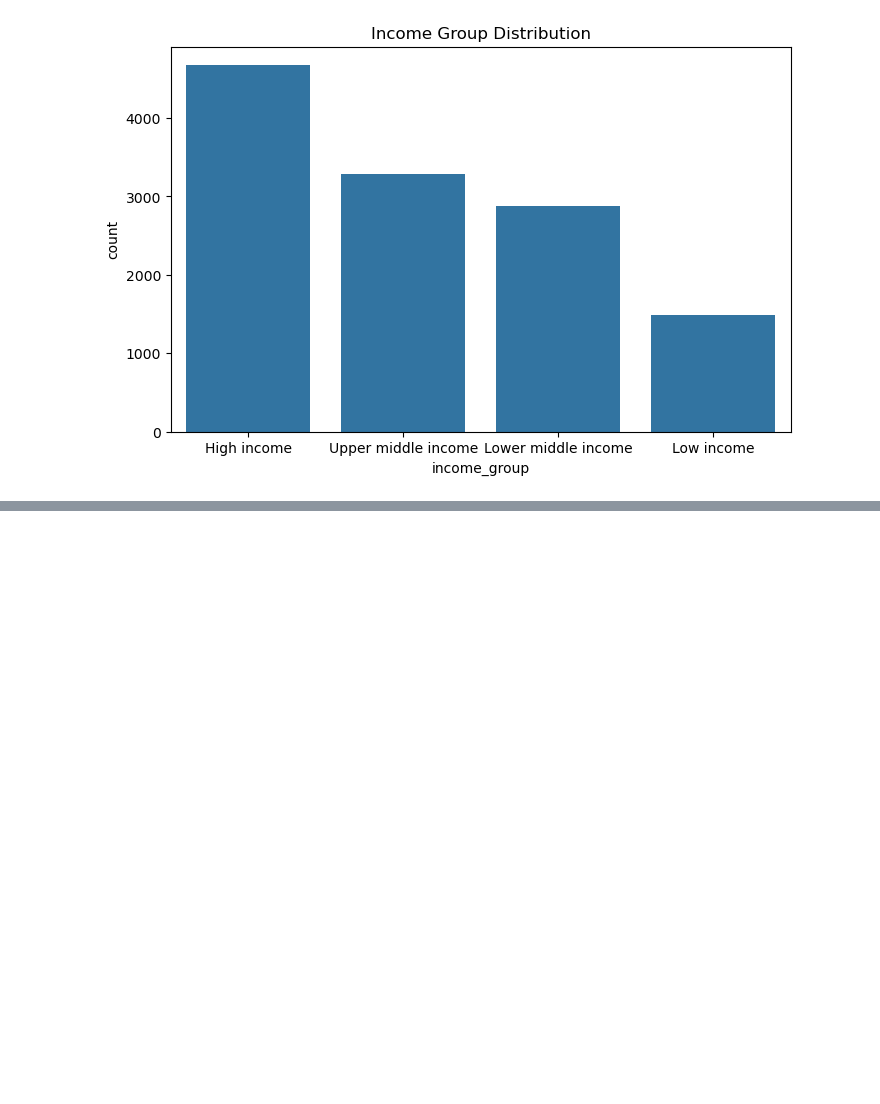
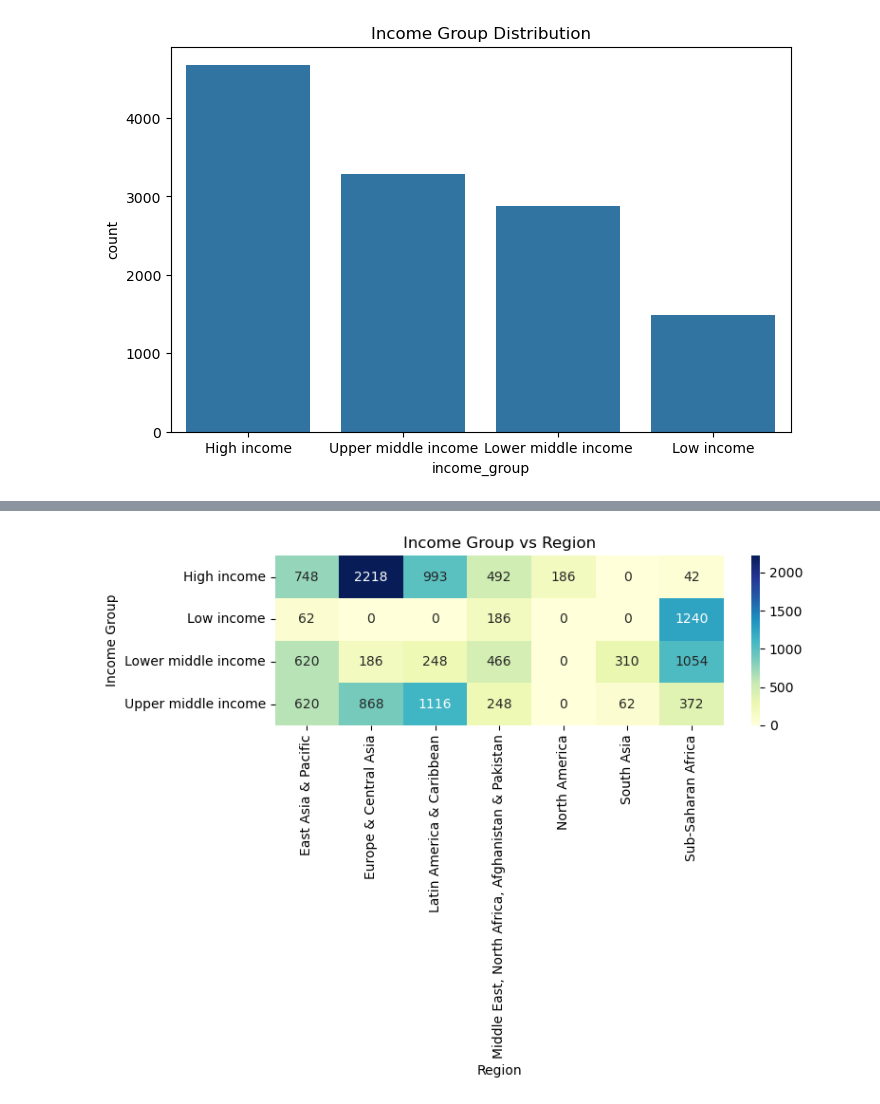
Before and after one commit to Avonik/ASDA_2025_newGroup_4_Portfolio, a Jupyter notebook: notebooks/week_05_group_4_notebook.ipynb, the cells around one changed output, grey strips where cells are left out. Cells and saved outputs as stored; diff of their text form; code cells hidden in the pictures; blank space fills up the shorter version.

```diff
--- a/notebooks/week_05_group_4_notebook.ipynb
+++ b/notebooks/week_05_group_4_notebook.ipynb
@@ -324,0 +355,12 @@ plt.show()
+# %%
+# The heatmap highlights the distribution of income groups across regions.
+plt.figure(figsize=(8,6))
+income_region = pd.crosstab(world_bank['income_group'], world_bank['region'])
+sns.heatmap(income_region, annot=True, fmt='d', cmap='YlGnBu')
+plt.title('Income Group vs Region')
+plt.xlabel('Region')
+plt.ylabel('Income Group')
+plt.tight_layout()
+plt.show()
+# %% [output]
+[figure, added]
```
Also changed, not shown: parts of 23 cells of this notebook.
